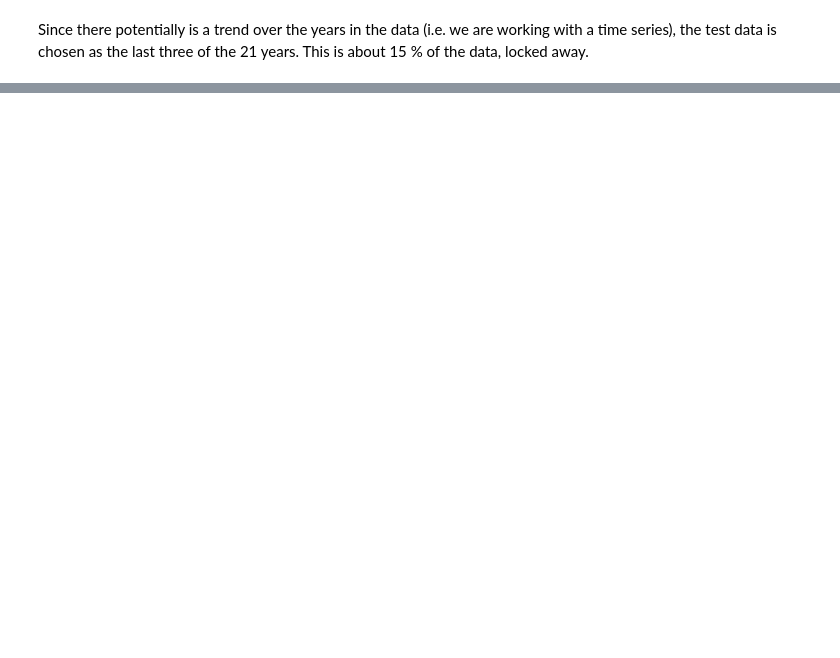
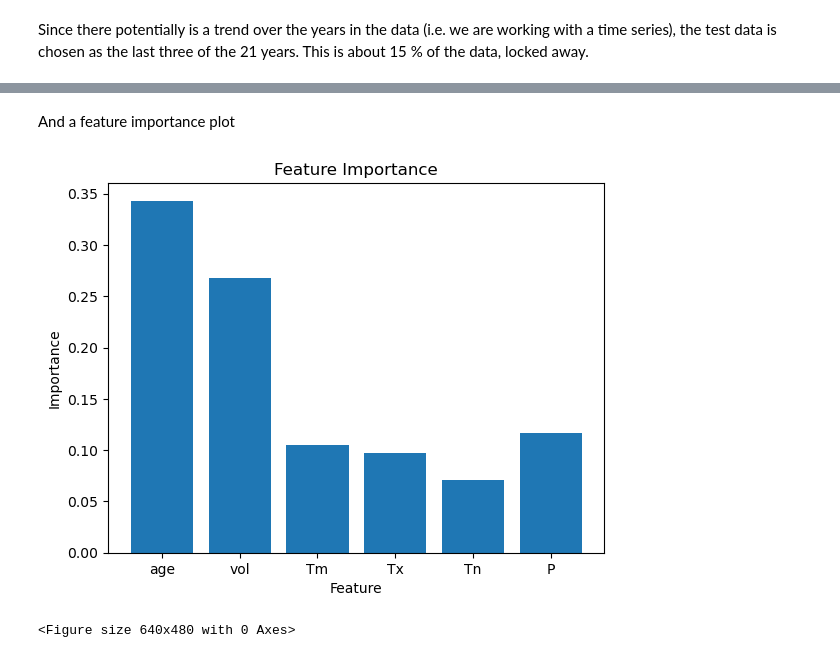
Before and after one commit to AntoinePepin6/Ontario-Geographers-Project, a Jupyter notebook: Machine Learning 1.ipynb, the cells around one changed output, grey strips where cells are left out. Drawn from its saved outputs; the diff is of its cells as text; code cells hidden in the pictures; blank space fills up the shorter version.

```diff
--- a/Machine Learning 1.ipynb
+++ b/Machine Learning 1.ipynb
@@ -133,0 +102,3 @@ X_train, X_val, y_train, y_val = train_test_split(X, y, train_size=0.8, random_s
+# %%
+X, y = feature_engineering(data)
+X_train, X_val, y_train, y_val = train_test_split(X, y, train_size=0.8, random_state=42)
@@ -162,0 +168,15 @@ print(f1_score(y_val, y_pred))
+# %% [markdown]
+And a feature importance plot
+# %%
+if hasattr(model, 'feature_importances_'):
+    feature_importance = model.feature_importances_
+    features = ['age', 'vol', 'Tm', 'Tx', 'Tn', 'P']
+    plt.bar(features, feature_importance)
+    plt.xlabel('Feature')
+    plt.ylabel('Importance')
+    plt.title('Feature Importance')
+    plt.show()
+    plt.savefig('Feature Importance')
+# %% [output]
+[figure, added]
+<Figure size 640x480 with 0 Axes>
```
Also changed, not shown: parts of 43 cells of this notebook.
